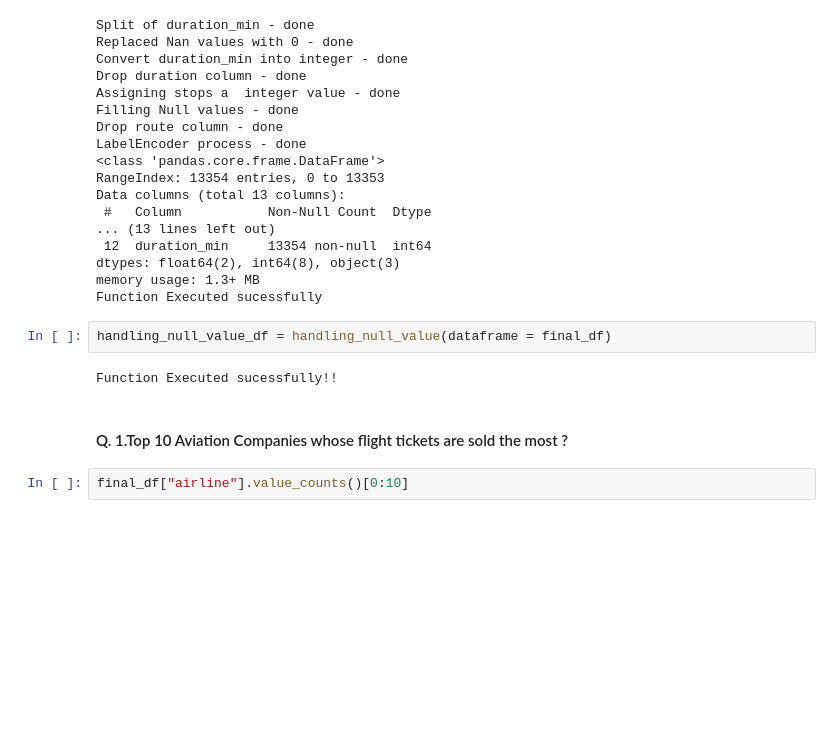
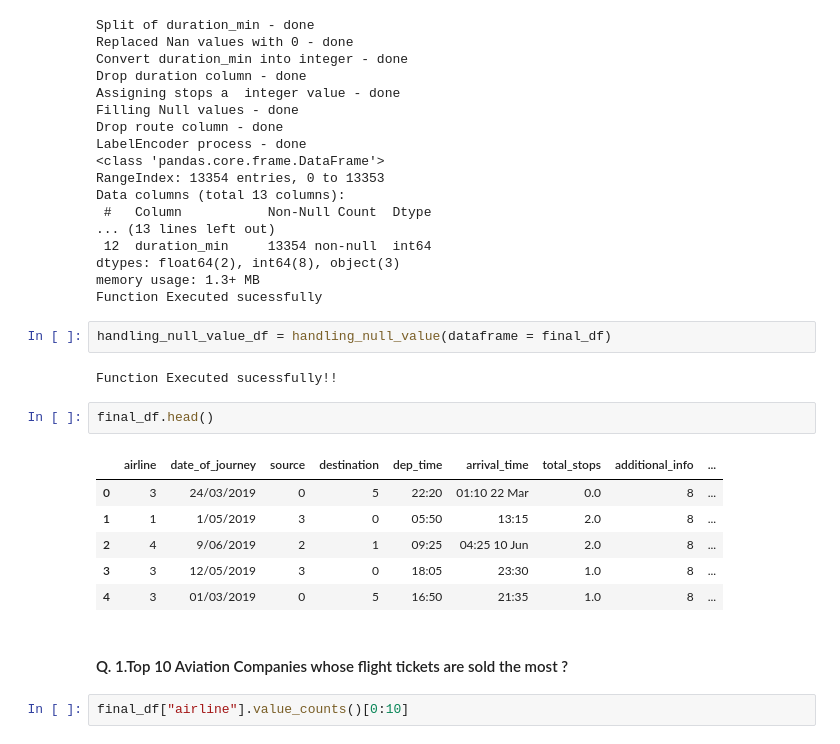
Before and after one commit to kirandhasade/flight_code_analysis, a Jupyter notebook: flight_prediction.ipynb, the cells around one changed output. Saved outputs shown, nothing was run; the diff lists cells and outputs as text; blank space fills up the shorter version.

```diff
--- a/flight_prediction.ipynb
+++ b/flight_prediction.ipynb
@@ -409,6 +409,15 @@ Function Executed sucessfully
 handling_null_value_df = handling_null_value(dataframe = final_df)
 # %% [output]
 Function Executed sucessfully!!
+# %%
+final_df.head()
+# %% [output]
+|  | airline | date_of_journey | source | destination | dep_time | arrival_time | total_stops | additional_info | ... |
+| 0 | 3 | 24/03/2019 | 0 | 5 | 22:20 | 01:10 22 Mar | 0.0 | 8 | ... |
+| 1 | 1 | 1/05/2019 | 3 | 0 | 05:50 | 13:15 | 2.0 | 8 | ... |
+| 2 | 4 | 9/06/2019 | 2 | 1 | 09:25 | 04:25 10 Jun | 2.0 | 8 | ... |
+| 3 | 3 | 12/05/2019 | 3 | 0 | 18:05 | 23:30 | 1.0 | 8 | ... |
+| 4 | 3 | 01/03/2019 | 0 | 5 | 16:50 | 21:35 | 1.0 | 8 | ... |
 # %% [markdown]
 #### Q. 1.Top 10 Aviation Companies whose flight tickets are sold the most ?
 # %%
```
